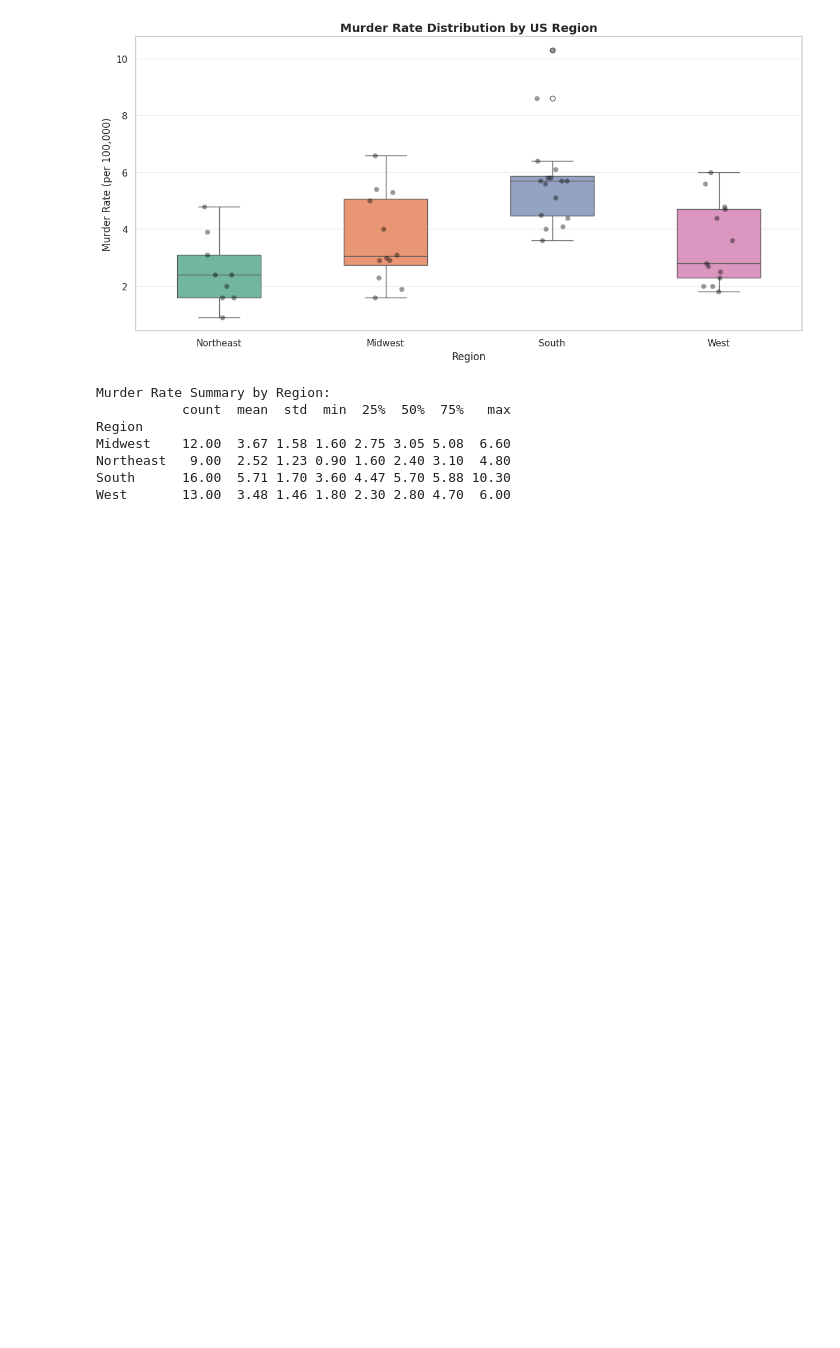
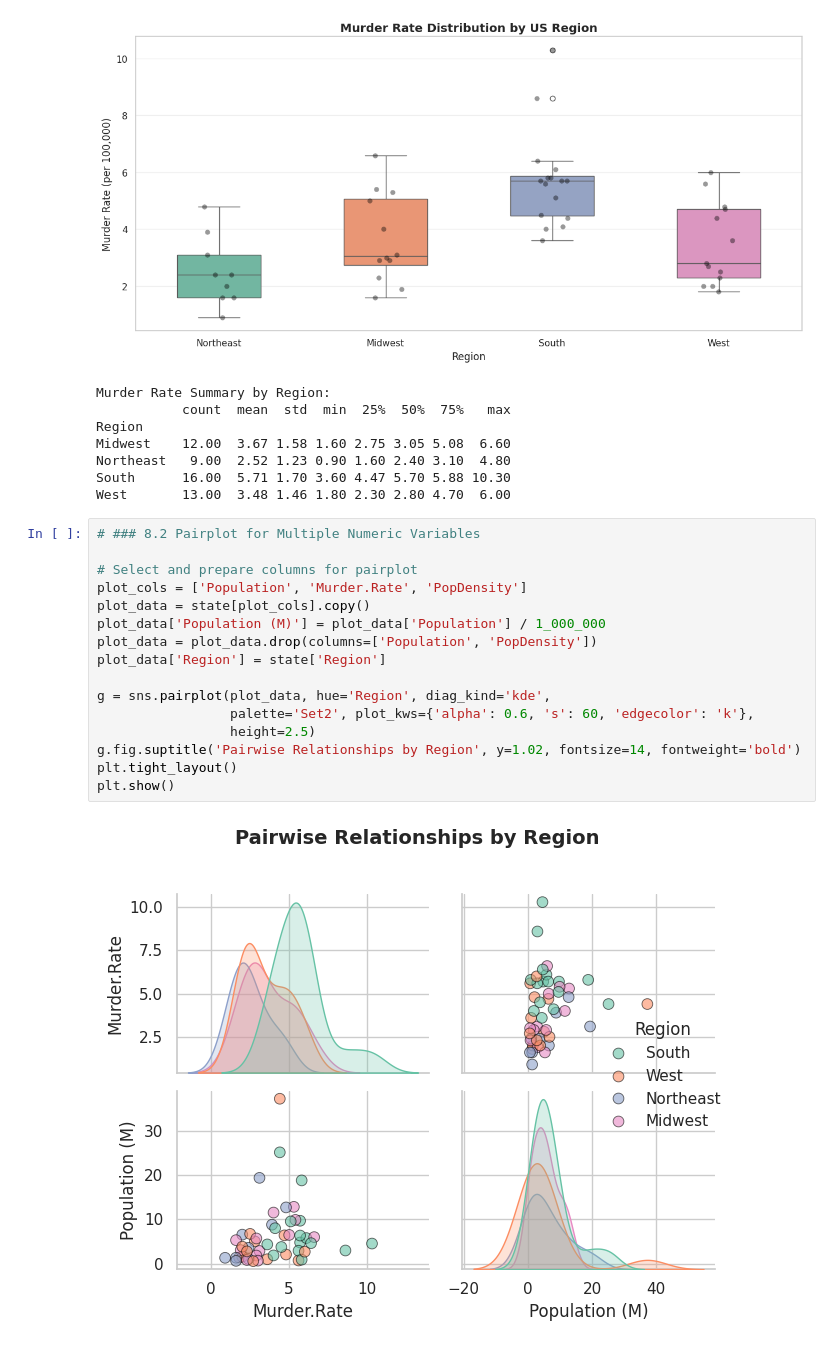
Before and after one commit to beingAnujChaudhary/Practical-Statistics-for-DS-, a Jupyter notebook: chapter_01_exploratory_data_analysis/01_exploratory_data_analysis.ipynb, the cells around one changed output. Drawn from its saved outputs; the diff is of its cells as text; blank space fills up the shorter version.

```diff
--- a/chapter_01_exploratory_data_analysis/01_exploratory_data_analysis.ipynb
+++ b/chapter_01_exploratory_data_analysis/01_exploratory_data_analysis.ipynb
@@ -799,4 +809,22 @@ Midwest    12.00  3.67 1.58 1.60 2.75 3.05 5.08  6.60
 Northeast   9.00  2.52 1.23 0.90 1.60 2.40 3.10  4.80
 South      16.00  5.71 1.70 3.60 4.47 5.70 5.88 10.30
 West       13.00  3.48 1.46 1.80 2.30 2.80 4.70  6.00
+# %%
+# ### 8.2 Pairplot for Multiple Numeric Variables
+
+# Select and prepare columns for pairplot
+plot_cols = ['Population', 'Murder.Rate', 'PopDensity']
+plot_data = state[plot_cols].copy()
+plot_data['Population (M)'] = plot_data['Population'] / 1_000_000
+plot_data = plot_data.drop(columns=['Population', 'PopDensity'])
+plot_data['Region'] = state['Region']
+
+g = sns.pairplot(plot_data, hue='Region', diag_kind='kde',
+                 palette='Set2', plot_kws={'alpha': 0.6, 's': 60, 'edgecolor': 'k'},
+                 height=2.5)
+g.fig.suptitle('Pairwise Relationships by Region', y=1.02, fontsize=14, fontweight='bold')
+plt.tight_layout()
+plt.show()
+# %% [output]
+[figure, added]
 # %% [markdown]
```
Also changed, not shown: parts of 13 cells of this notebook.
